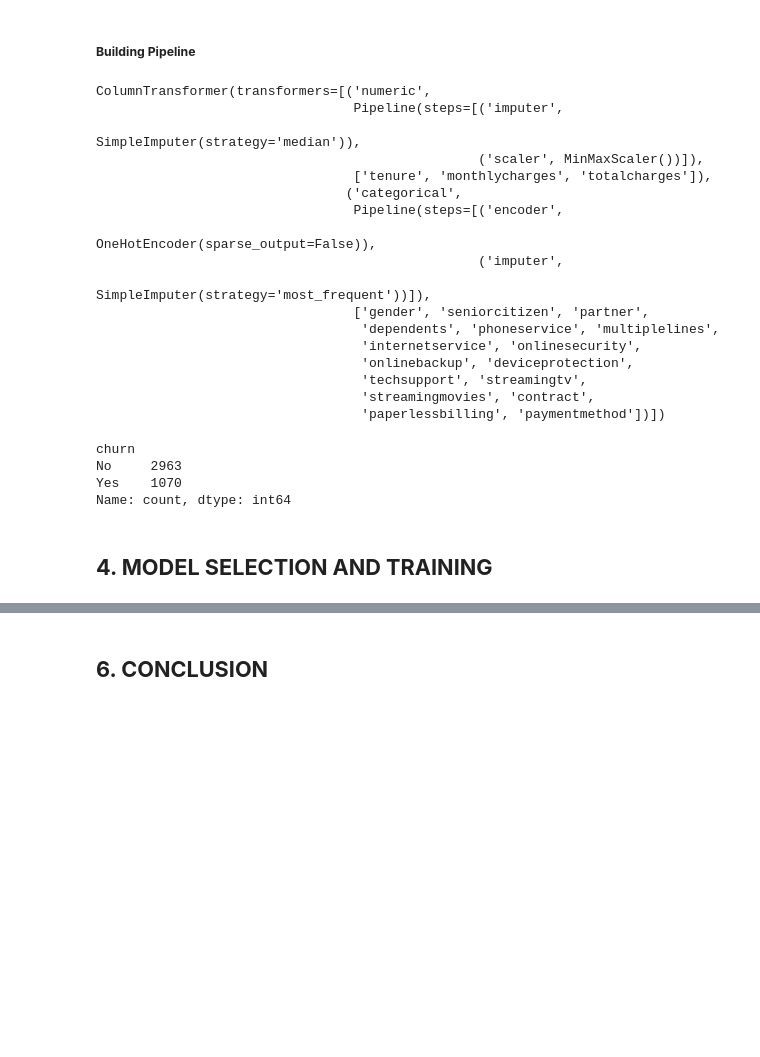
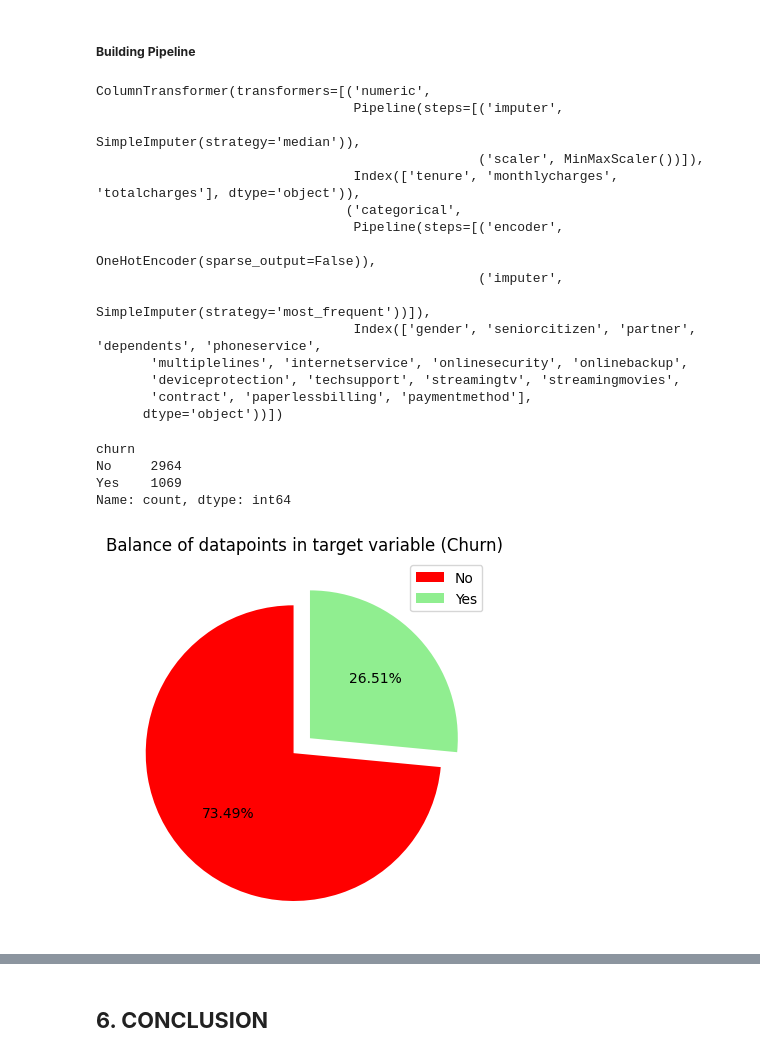
Before and after one commit to Rama-Mwenda/Customer_Churn, a Jupyter notebook: Notebooks/Customer_Churn.ipynb, the cells around one changed output, grey strips where cells are left out. Cells and saved outputs as stored; diff of their text form; code cells hidden in the pictures; blank space fills up the shorter version.

Commit message:
Modeling complete

```diff
--- a/Notebooks/Customer_Churn.ipynb
+++ b/Notebooks/Customer_Churn.ipynb
@@ -904,6 +943,9 @@ plt.show()
 ## **3. DATA PREPROCESSING**
 # %%
 #Splitting data
+#Use Stratified Test Split
 X = train.drop(columns= ['churn'])
 y = train['churn']
-X_train, X_test, y_train, y_test = train_test_split(X, y, train_size = 0.8, random_state = 2)
+X_train, X_eval, y_train, y_eval = train_test_split(X, y, test_size=0.2,
+                                                    random_state=42,
+                                                    stratify=y)
@@ -952,8 +999,8 @@ categorical_transformer = Pipeline(steps=[("encoder", OneHotEncoder(sparse_outpu
                                       ]
                                )
 # Set up the final preprocessing pipeline
-preprocessor = ColumnTransformer(transformers=[("numeric", numeric_transformer, numeric),
-                                                     ("categorical", categorical_transformer, categorical)
+preprocessor = ColumnTransformer(transformers=[("numeric", numeric_transformer, numerical),
+                                                     ("categorical", categorical_transformer, categoric)
                                                     ]
                                       )
 preprocessor
@@ -962,16 +1009,14 @@ ColumnTransformer(transformers=[('numeric',
                                  Pipeline(steps=[('imputer',
                                                   SimpleImputer(strategy='median')),
                                                  ('scaler', MinMaxScaler())]),
-                                 ['tenure', 'monthlycharges', 'totalcharges']),
+                                 Index(['tenure', 'monthlycharges', 'totalcharges'], dtype='object')),
                                 ('categorical',
                                  Pipeline(steps=[('encoder',
                                                   OneHotEncoder(sparse_output=False)),
                                                  ('imputer',
                                                   SimpleImputer(strategy='most_frequent'))]),
-                                 ['gender', 'seniorcitizen', 'partner',
-                                  'dependents', 'phoneservice', 'multiplelines',
-                                  'internetservice', 'onlinesecurity',
-                                  'onlinebackup', 'deviceprotection',
-                                  'techsupport', 'streamingtv',
-                                  'streamingmovies', 'contract',
-                                  'paperlessbilling', 'paymentmethod'])])
+                                 Index(['gender', 'seniorcitizen', 'partner', 'dependents', 'phoneservice',
+       'multiplelines', 'internetservice', 'onlinesecurity', 'onlinebackup',
+       'deviceprotection', 'techsupport', 'streamingtv', 'streamingmovies',
+       'contract', 'paperlessbilling', 'paymentmethod'],
+      dtype='object'))])
@@ -980,9 +1022,0 @@ X_train=preprocessor.fit_transform(X_train)
-# %%
-y_train.value_counts()
-# %% [output]
-churn
-No     2963
-Yes    1070
-Name: count, dtype: int64
-# %% [markdown]
-## **4. MODEL SELECTION AND TRAINING**
@@ -990,0 +1023,16 @@ models = []
+# %%
+#Checking if data is balanced
+y_train.value_counts()
+# %% [output]
+churn
+No     2964
+Yes    1069
+Name: count, dtype: int64
+# %%
+#checking data balance
+plt.pie(x=y_train.value_counts(),autopct='%2.2f%%', colors=['red','lightgreen'], startangle=90, explode=[0.1,0.05])
+plt.title('Balance of datapoints in target variable (Churn)')
+plt.legend(labels=['No','Yes'])
+plt.show()
+# %% [output]
+[figure, added]
```
Also changed, not shown: parts of 20 cells of this notebook.
